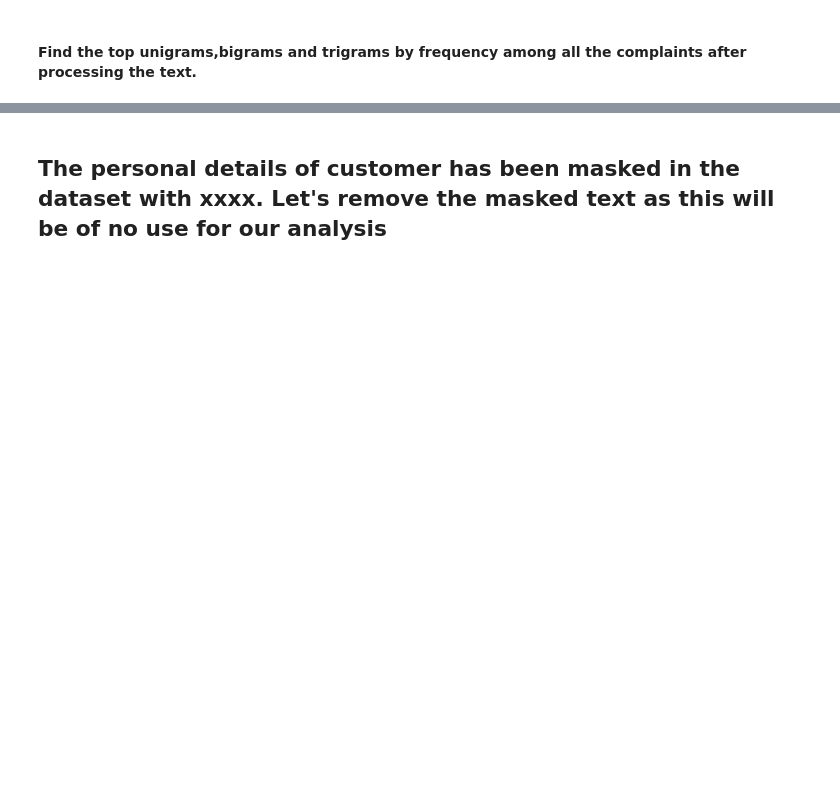
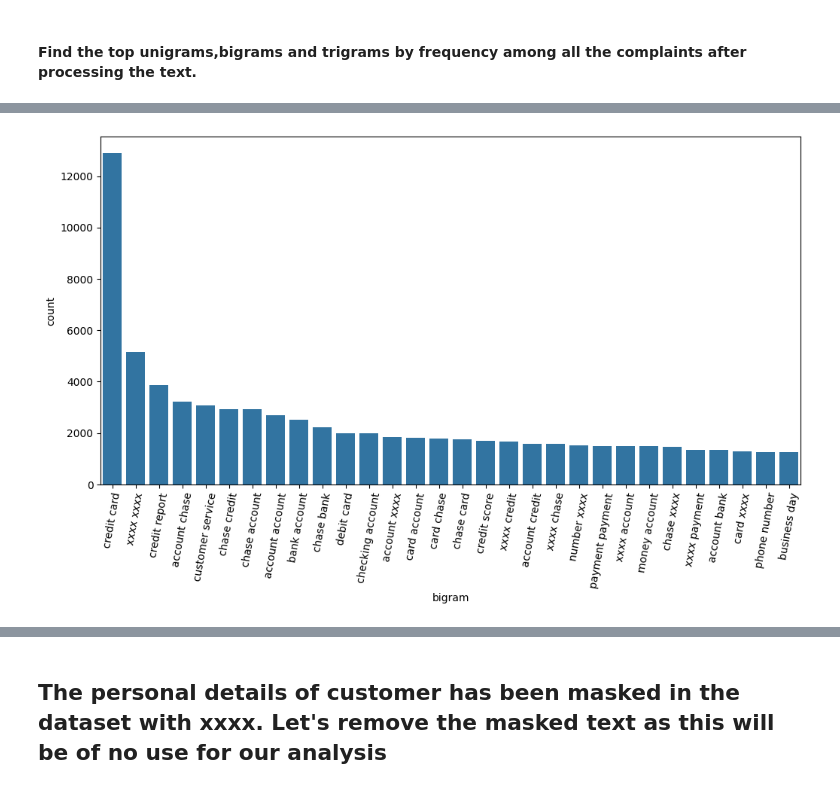
Before and after one commit to Aswani-ReddyKV/Automatic_Ticket_Classification, a Jupyter notebook: Automatic_Ticket_Classification_Assignment.ipynb, the cells around one changed output, grey strips where cells are left out. Cells and saved outputs as stored; diff of their text form; code cells hidden in the pictures; blank space fills up the shorter version.

```diff
--- a/Automatic_Ticket_Classification_Assignment.ipynb
+++ b/Automatic_Ticket_Classification_Assignment.ipynb
@@ -237,3 +327,10 @@ df_clean['Complaint_clean'] = df_clean['complaint_POS_removed'].str.replace('-PR
 # %%
 #Write your code here to find the top 30 bigram frequency among the complaints in the cleaned datafram(df_clean).
+df1 = pd.DataFrame(top_30_bigrams, columns = ['bigram' , 'count'])
+plt.figure(figsize=(12,6))
+fig = sns.barplot(x=df1['bigram'], y=df1['count'])
+plt.xticks(rotation = 80)
+plt.show()
+# %% [output]
+[figure, added]
 # %%
```
Also changed, not shown: parts of 14 cells of this notebook.
